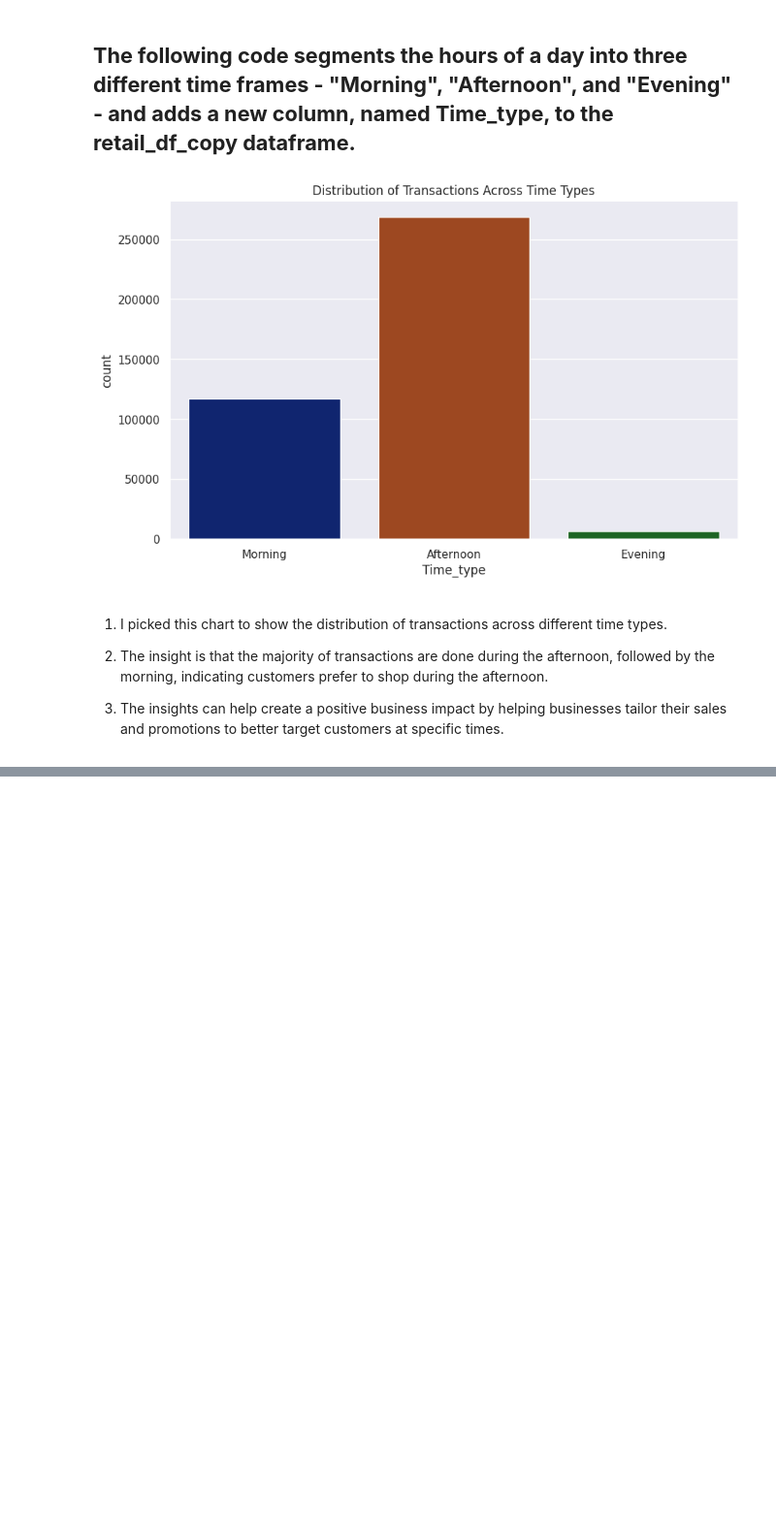
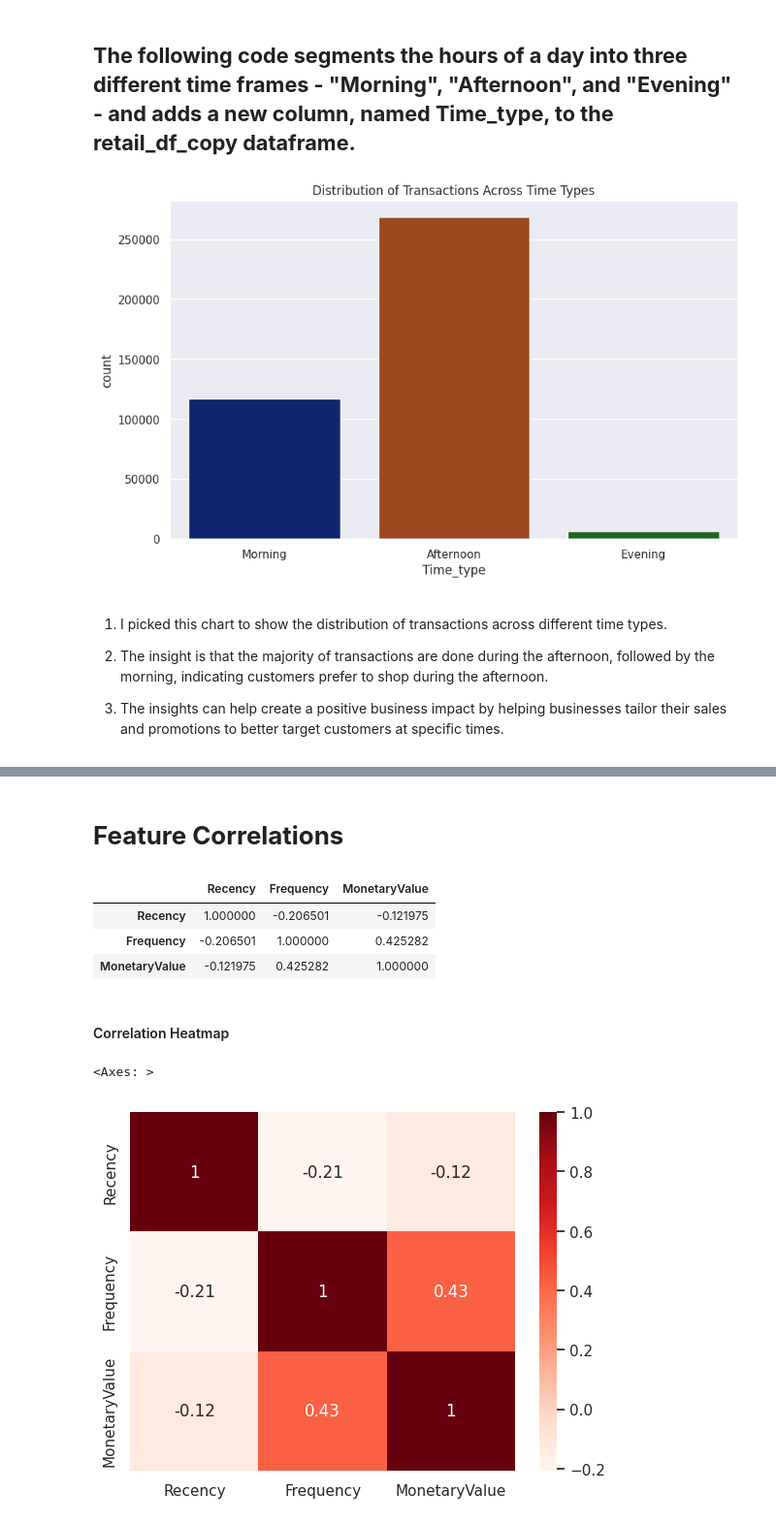
Before and after one commit to VHP2305/Online_Retail_Customer_Segmentation, a Jupyter notebook: Online_Retail_Customer_Segmentation.ipynb, the cells around one changed output, grey strips where cells are left out. Shown at 97% size. Saved outputs shown, nothing was run; the diff lists cells and outputs as text; code cells hidden in the pictures; blank space fills up the shorter version.

Commit message:
Create RFM (Recency, Frequency, Monetary) column and apply some ML Models

```diff
--- a/Online_Retail_Customer_Segmentation.ipynb
+++ b/Online_Retail_Customer_Segmentation.ipynb
@@ -1184,0 +1311,9 @@ plt.show()
+# %%
+# Merge the recency and frequency dataframes on the customer ID column
+temp_df = recency_df.merge(frequency_df, on='CustomerID')
+
+# Merge the monetary value dataframe on the customer ID column
+rfm_df = temp_df.merge(monetary_df, on='CustomerID')
+
+# Display the first few rows of the resulting dataframe to inspect the results
+rfm_df.head()
@@ -1184,0 +1348,12 @@ plt.show()
+# %%
+# Assigning quantile labels to Recency, Frequency and MonetaryValue
+quantile_labels = ['1_quartile', '2_quartile', '3_quartile', '4_quartile']
+
+# Creating RecencyScore column by dividing Recency into quartiles and assigning respective quantile labels
+rfm_df['RecencyScore'] = pd.qcut(rfm_df['Recency'], q=[0, 0.25, 0.5, 0.75, 1], labels=list(range(4, 0, -1)))
+
+# Creating FrequencyScore column by dividing Frequency into quartiles and assigning respective quantile labels
+rfm_df['FrequencyScore'] = pd.qcut(rfm_df['Frequency'], q=[0, 0.25, 0.5, 0.75, 1], labels=list(range(1, 5)))
+
+# Creating MonetaryScore column by dividing MonetaryValue into quartiles and assigning respective quantile labels
+rfm_df['MonetaryScore'] = pd.qcut(rfm_df['MonetaryValue'], q=[0, 0.25, 0.5, 0.75, 1], labels=list(range(1, 5)))
@@ -1184,0 +1370,3 @@ plt.show()
+# %%
+# Concatenate the RecencyScore, FrequencyScore, and MonetaryScore columns into one RFMScore column
+rfm_df['RFMScore'] = rfm_df['RecencyScore'].astype(str) + rfm_df['FrequencyScore'].astype(str) + rfm_df['MonetaryScore'].astype(str)
@@ -1184,0 +1411,9 @@ plt.show()
+# %%
+# Dropping the RFMScore and its components columns from the dataframe
+rfm_data = rfm_df.drop(['FrequencyScore','RecencyScore','MonetaryScore','RFMScore'], axis=1)
+
+# Setting the customer id as index of the dataframe
+rfm_data.set_index("CustomerID", inplace=True)
+
+# Printing the first 5 rows of the updated dataframe
+rfm_data.head()
@@ -1184,0 +1428,21 @@ plt.show()
+# %% [markdown]
+# **Feature Correlations**
+# %%
+# Calculate the correlation between the variables
+correlation = rfm_data.corr()
+
+# Display the correlation matrix
+correlation
+# %% [output]
+|  | Recency | Frequency | MonetaryValue |
+| Recency | 1.000000 | -0.206501 | -0.121975 |
+| Frequency | -0.206501 | 1.000000 | 0.425282 |
+| MonetaryValue | -0.121975 | 0.425282 | 1.000000 |
+# %% [markdown]
+#### Correlation Heatmap
+# %%
+# Plotting the heatmap of the feature correlations in the dataframe
+sns.heatmap(rfm_data.corr(), annot=True, cmap='Reds')
+# %% [output]
+<Axes: >
+[figure, added]
```
Also changed, not shown: parts of 96 cells of this notebook.
